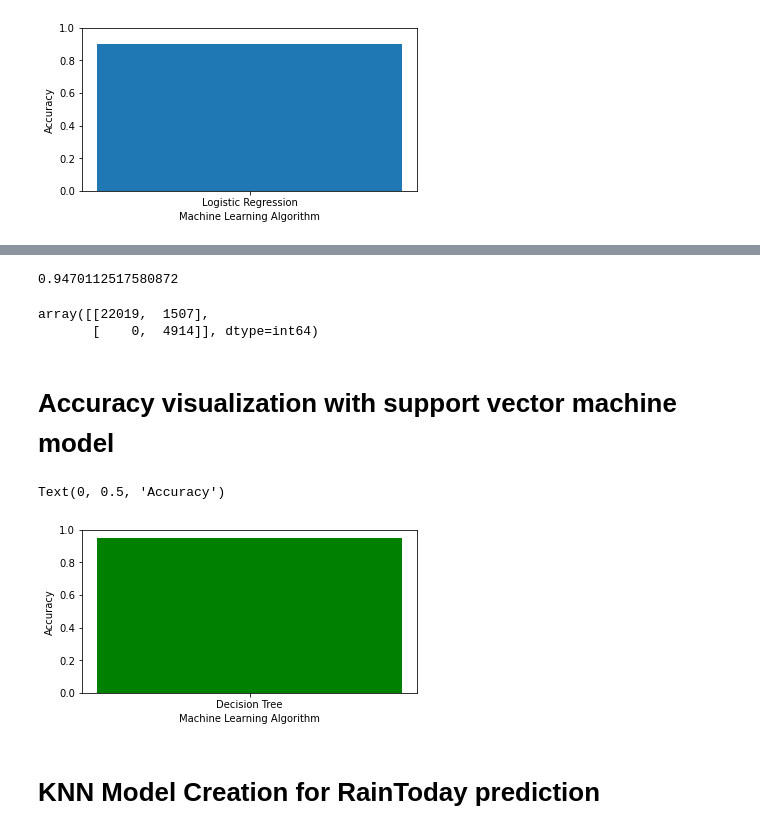
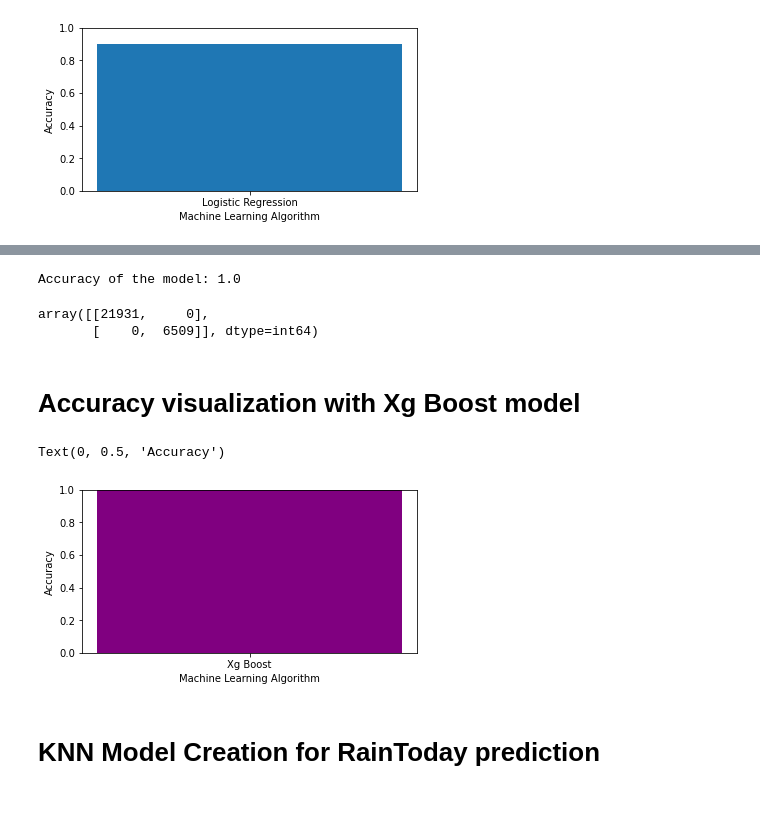
Before and after one commit to sandamaligeethika/ML_Assignment2_IT19120058_IT19120294_IT19147956, a Jupyter notebook: Assignment2.ipynb, the cells around one changed output, grey strips where cells are left out. Saved outputs shown, nothing was run; the diff lists cells and outputs as text; code cells hidden in the pictures; blank space fills up the shorter version.

```diff
--- a/Assignment2.ipynb
+++ b/Assignment2.ipynb
@@ -667,7 +668,8 @@ Text(0, 0.5, 'Accuracy')
 from sklearn.model_selection import train_test_split
 X_train, X_test, Y_train, Y_test = train_test_split( X, Y, test_size=0.2)
 # %%
-from sklearn.svm import SVC
-model = SVC(kernel='poly',C=7)
-model.fit(X_train,Y_train)
+#XG Boost
+from xgboost import XGBClassifier
+model_xg = XGBClassifier()
+model_xg.fit(X_train,Y_train)
 # %% [output]
@@ -679,5 +686,5 @@ model.kernel
 # %%
-pred = model.predict(X_test)
+pred = model_xg.predict(X_test)
 # %%
 pred
 # %% [output]
@@ -690,28 +697,30 @@ array([0, 0, 0, ..., 0, 1, 1])
 from sklearn.metrics import accuracy_score,confusion_matrix
 # %%
 accuracy_score(pred, Y_test)
+accuracy_SVM = accuracy_score(pred, Y_test)
+print('Accuracy of the model:', accuracy_SVM)
 # %% [output]
-0.9470112517580872
+Accuracy of the model: 1.0
 # %%
 confusion_matrix(pred, Y_test)
 # %% [output]
-array([[22019,  1507],
-       [    0,  4914]], dtype=int64)
+array([[21931,     0],
+       [    0,  6509]], dtype=int64)
-# %% [markdown]
-# Accuracy visualization with support vector machine model
-# %%
-import matplotlib.pyplot as plt
-%matplotlib inline
-#Adjust figure size
-plt.figure(figsize=(6,3))
-plt.ylim(0.0, 1.0)
-#X-axis, Y-axis -> value of that model
-plt.bar("Decision Tree",(accuracy_score(Y_test,pred)),width=0.5,color="green")
-plt.xlabel("Machine Learning Algorithm")
-plt.ylabel("Accuracy")
-# %% [output]
-Text(0, 0.5, 'Accuracy')
-[figure, removed]
+# %% [markdown]
+# Accuracy visualization with Xg Boost model
+# %%
+import matplotlib.pyplot as plt
+%matplotlib inline
+#Adjust figure size
+plt.figure(figsize=(6,3))
+plt.ylim(0.0, 1.0)
+#X-axis, Y-axis -> value of that model
+plt.bar("Xg Boost",(accuracy_score(Y_test,pred)),width=0.5,color="purple")
+plt.xlabel("Machine Learning Algorithm")
+plt.ylabel("Accuracy")
+# %% [output]
+Text(0, 0.5, 'Accuracy')
+[figure, added]
 # %% [markdown]
 # KNN Model Creation for RainToday prediction
 # %%
```
Also changed, not shown: parts of 55 cells of this notebook.
